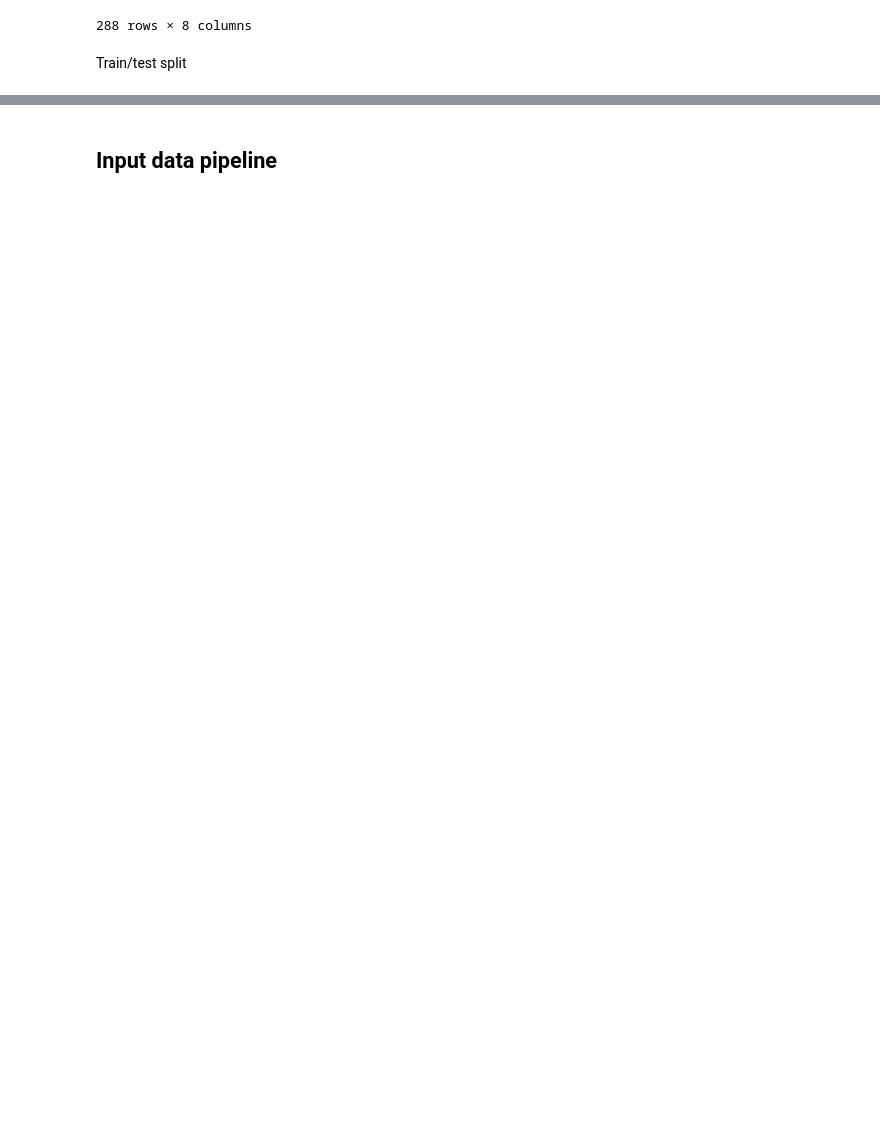
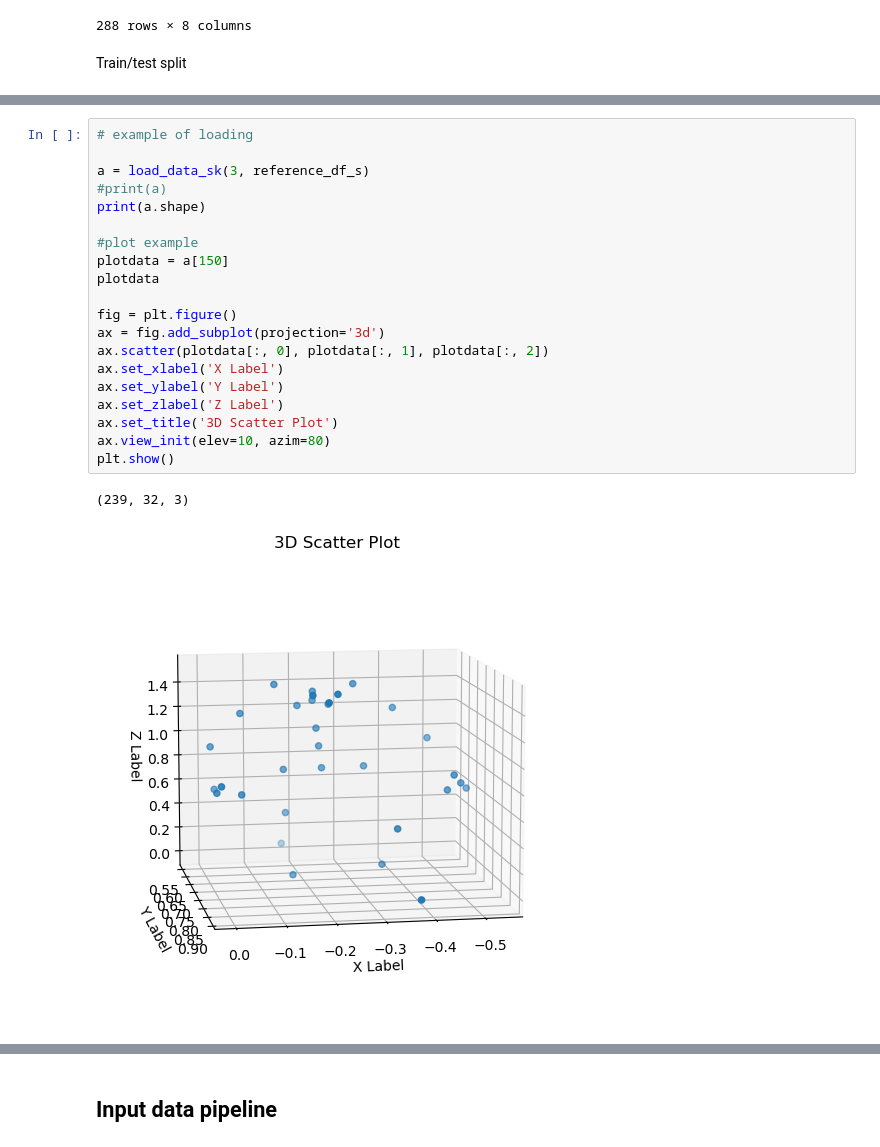
Before and after one commit to lorebarbiero/RNN-Gait-recognition, a Jupyter notebook: Main Notebook.ipynb, the cells around one changed output, grey strips where cells are left out. Cells and saved outputs as stored; diff of their text form; blank space fills up the shorter version.

```diff
--- a/Main Notebook.ipynb
+++ b/Main Notebook.ipynb
@@ -143,0 +154,23 @@ Skeleton specific functions
+# %%
+# example of loading
+
+a = load_data_sk(3, reference_df_s)
+#print(a)
+print(a.shape)
+
+#plot example
+plotdata = a[150]
+plotdata
+
+fig = plt.figure()
+ax = fig.add_subplot(projection='3d')
+ax.scatter(plotdata[:, 0], plotdata[:, 1], plotdata[:, 2])
+ax.set_xlabel('X Label')
+ax.set_ylabel('Y Label')
+ax.set_zlabel('Z Label')
+ax.set_title('3D Scatter Plot')
+ax.view_init(elev=10, azim=80)
+plt.show()
+# %% [output]
+(239, 32, 3)
+[figure, added]
```
Also changed, not shown: parts of 22 cells of this notebook, 1 other file.
